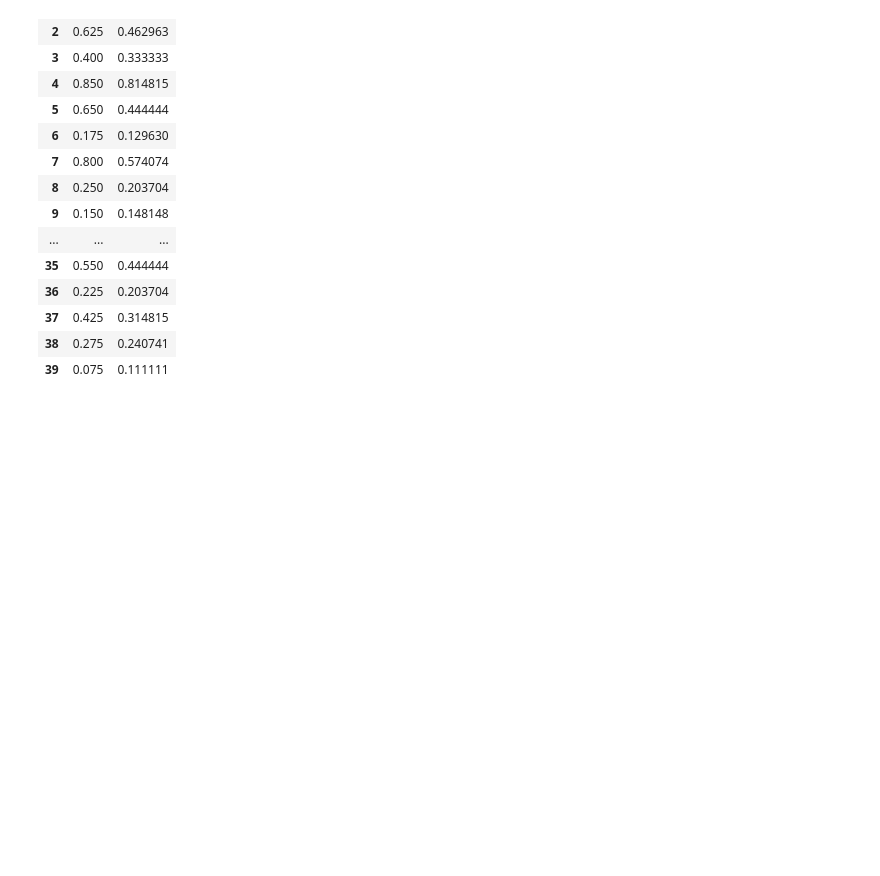
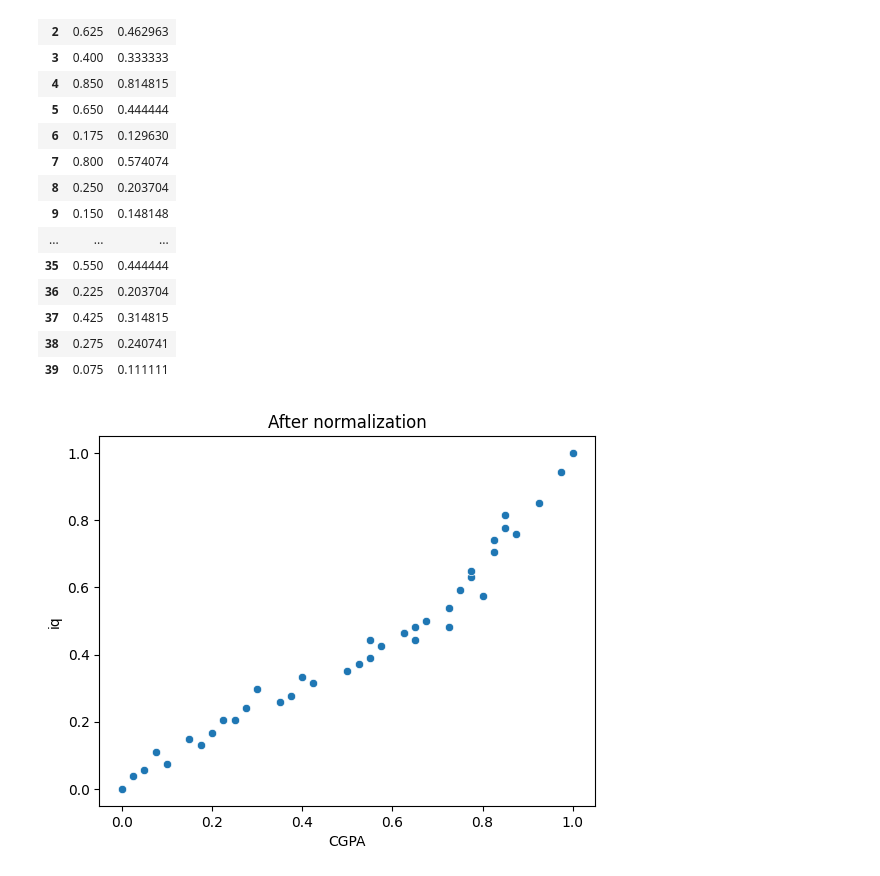
Before and after one commit to unixx0/100-days-ml, a Jupyter notebook: feature_scaling.ipynb, the cells around one changed output. Cells and saved outputs as stored; diff of their text form; code cells hidden in the pictures; blank space fills up the shorter version.

```diff
--- a/feature_scaling.ipynb
+++ b/feature_scaling.ipynb
@@ -198,7 +198,8 @@ scaler.fit(x_train)
 x_train_scaled= scaler.transform(x_train)
 x_test_scaled= scaler.transform(x_test)
 # %%
-pd.DataFrame(x_train_scaled, columns= x.columns)
+data= pd.DataFrame(x_train_scaled, columns= x.columns)
+data
 # %% [output]
 |  | cgpa | iq |
 | 0 | 0.850 | 0.777778 |
@@ -217,3 +218,13 @@ pd.DataFrame(x_train_scaled, columns= x.columns)
 | 37 | 0.425 | 0.314815 |
 | 38 | 0.275 | 0.240741 |
 | 39 | 0.075 | 0.111111 |
+# %%
+import seaborn as sns
+import matplotlib.pyplot as plt
+
+sns.scatterplot(x= data['cgpa'], y= data['iq'])
+plt.title("After normalization")
+plt.xlabel("CGPA")
+plt.show()
+# %% [output]
+[figure, added]
```
Also changed, not shown: parts of 1 cell of this notebook, 4 other files.
